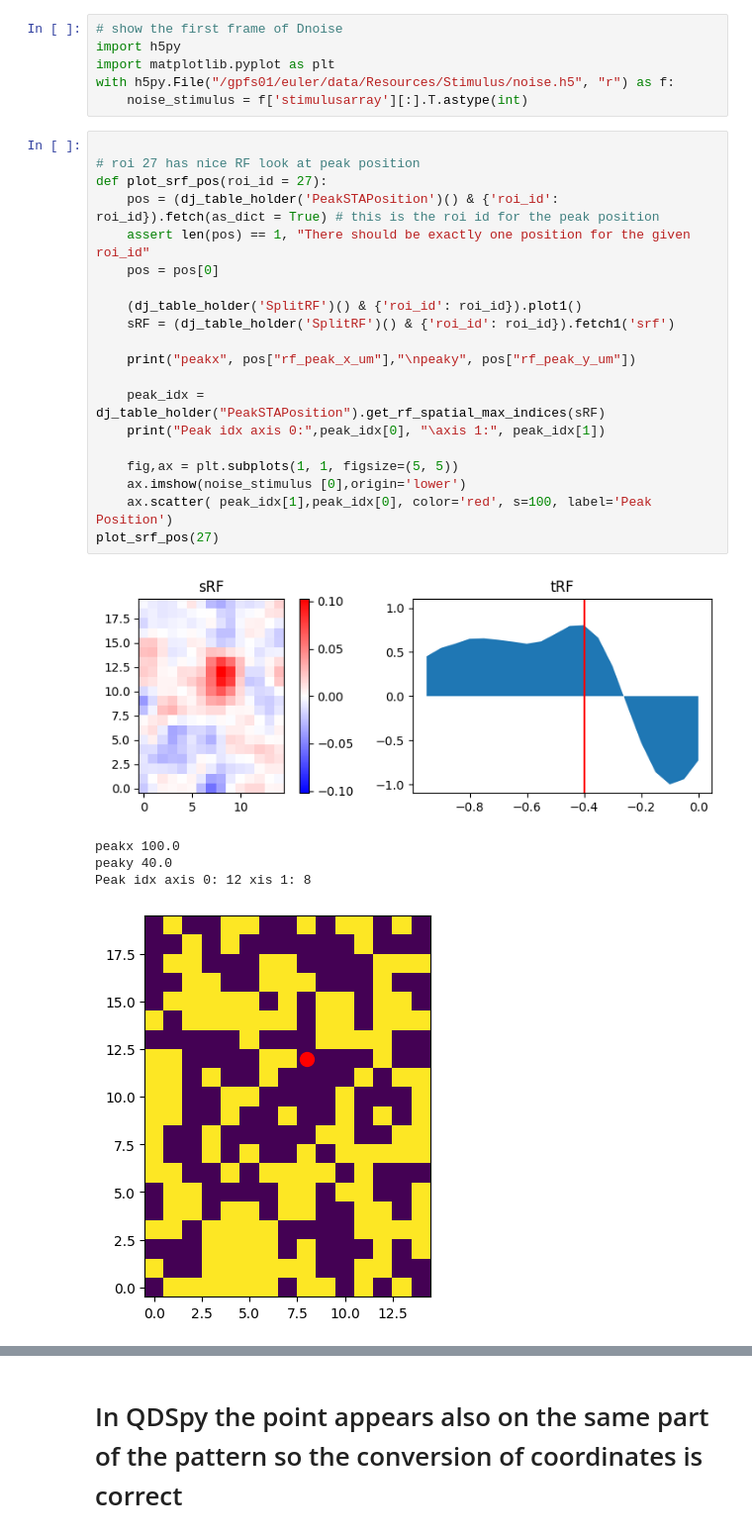
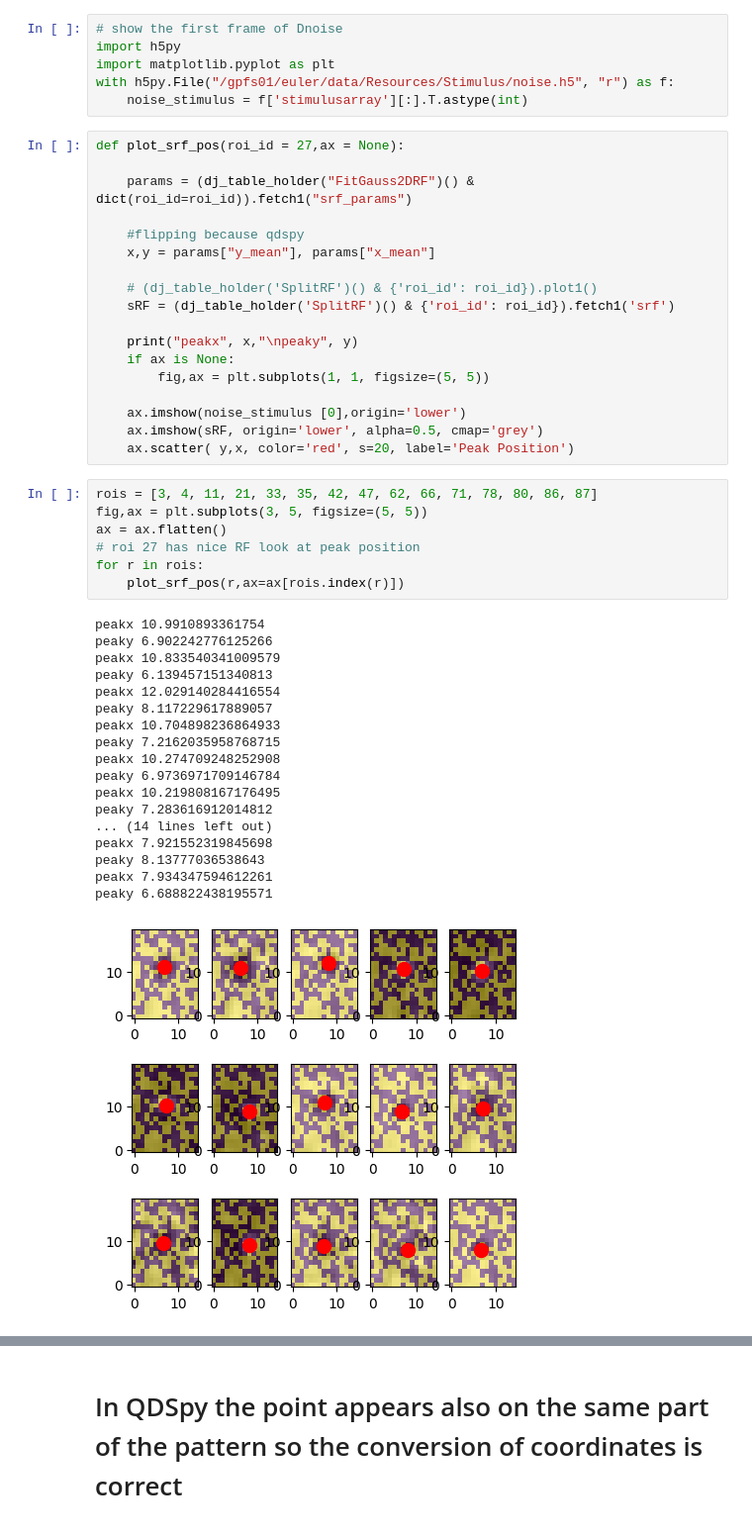
Before and after one commit to SamuelSuhai/model_in_the_loop, a Jupyter notebook: notebooks/validate_online_analysis/validate_online_rf_qdspy.ipynb, the cells around one changed output, grey strips where cells are left out. Shown at 99% size. Saved outputs shown, nothing was run; the diff lists cells and outputs as text.

```diff
--- a/notebooks/validate_online_analysis/validate_online_rf_qdspy.ipynb
+++ b/notebooks/validate_online_analysis/validate_online_rf_qdspy.ipynb
@@ -211,32 +209,50 @@ import h5py
 import matplotlib.pyplot as plt
 with h5py.File("/gpfs01/euler/data/Resources/Stimulus/noise.h5", "r") as f:
     noise_stimulus = f['stimulusarray'][:].T.astype(int)
+# %%
+def plot_srf_pos(roi_id = 27,ax = None):
+
+    params = (dj_table_holder("FitGauss2DRF")() & dict(roi_id=roi_id)).fetch1("srf_params")
+
+    #flipping because qdspy
+    x,y = params["y_mean"], params["x_mean"]
+
+    # (dj_table_holder('SplitRF')() & {'roi_id': roi_id}).plot1()
+    sRF = (dj_table_holder('SplitRF')() & {'roi_id': roi_id}).fetch1('srf')
+
+    print("peakx", x,"\npeaky", y)
+    if ax is None:
+        fig,ax = plt.subplots(1, 1, figsize=(5, 5))
+
+    ax.imshow(noise_stimulus [0],origin='lower')
+    ax.imshow(sRF, origin='lower', alpha=0.5, cmap='grey')
+    ax.scatter( y,x, color='red', s=20, label='Peak Position')
 # %%
-
+rois = [3, 4, 11, 21, 33, 35, 42, 47, 62, 66, 71, 78, 80, 86, 87]
+fig,ax = plt.subplots(3, 5, figsize=(5, 5))
+ax = ax.flatten()
 # roi 27 has nice RF look at peak position
-def plot_srf_pos(roi_id = 27):
-    pos = (dj_table_holder('PeakSTAPosition')() & {'roi_id': roi_id}).fetch(as_dict = True) # this is the roi id for the peak position
-    assert len(pos) == 1, "There should be exactly one position for the given roi_id"
-    pos = pos[0]
-
-    (dj_table_holder('SplitRF')() & {'roi_id': roi_id}).plot1()
-    sRF = (dj_table_holder('SplitRF')() & {'roi_id': roi_id}).fetch1('srf')
-
-    print("peakx", pos["rf_peak_x_um"],"\npeaky", pos["rf_peak_y_um"])
-
-    peak_idx = dj_table_holder("PeakSTAPosition").get_rf_spatial_max_indices(sRF)
-    print("Peak idx axis 0:",peak_idx[0], "\axis 1:", peak_idx[1])
-
-    fig,ax = plt.subplots(1, 1, figsize=(5, 5))
-    ax.imshow(noise_stimulus [0],origin='lower')
-    ax.scatter( peak_idx[1],peak_idx[0], color='red', s=100, label='Peak Position')
-plot_srf_pos(27)
+for r in rois:
+    plot_srf_pos(r,ax=ax[rois.index(r)])
 # %% [output]
+peakx 10.9910893361754
+peaky 6.902242776125266
+peakx 10.833540341009579
+peaky 6.139457151340813
+peakx 12.029140284416554
+peaky 8.117229617889057
+peakx 10.704898236864933
+peaky 7.2162035958768715
+peakx 10.274709248252908
+peaky 6.9736971709146784
+peakx 10.219808167176495
+peaky 7.283616912014812
+... (14 lines left out)
+peakx 7.921552319845698
+peaky 8.13777036538643
+peakx 7.934347594612261
+peaky 6.688822438195571
-[figure, old version]
+[figure, new version]
-peakx 100.0
-peaky 40.0
-Peak idx axis 0: 12 xis 1: 8
-[figure, removed]
 # %%
 plot_srf_pos(44)
 # %% [output]
```
Also changed, not shown: parts of 11 cells of this notebook, 9 other files.
